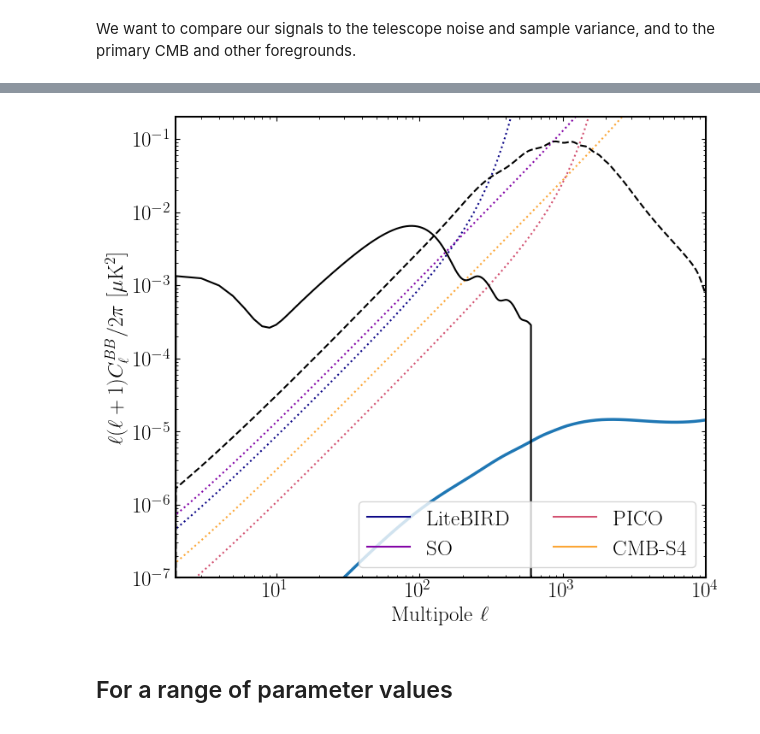
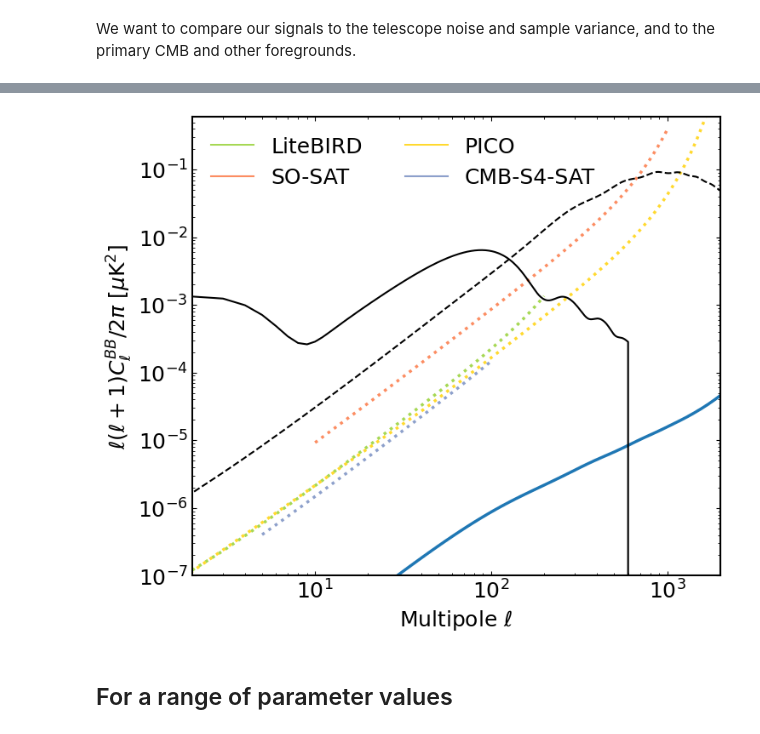
Before and after one commit to adeliegorce/preion, a Jupyter notebook: cross-correlations/With_Pee/compare_models.ipynb, the cells around one changed output, grey strips where cells are left out. Cells and saved outputs as stored; diff of their text form; code cells hidden in the pictures.

```diff
--- a/cross-correlations/With_Pee/compare_models.ipynb
+++ b/cross-correlations/With_Pee/compare_models.ipynb
@@ -268,6 +273,7 @@ axes[3].loglog(low_ells, np.sum(scattering_bb, axis=1)+screening_bb, lw=2.5)
 axes[3].set_xlabel(r'Multipole $\ell$')
 axes[3].set_ylabel(r'$\ell(\ell+1)C_\ell^{kSZ}/2\pi$ [$\mu$K$^2$]')
 axes[3].set_ylim(bottom=1e-7)
+axes[3].set_xlim(right=2000)
 
 # 21cm ps
 axes[4].loglog(karr, preion_model.get_p21(karr, zref, mK=True, log=False, pk_units=True), lw=2.5)
@@ -284,5 +290,5 @@ for i, (letter, title) in enumerate(zip(['a', 'b', 'c', 'd', 'e'],
     axes[i].grid()
     axes[i].text(0.05, 0.05, rf'$({letter})$', transform=axes[i].transAxes, fontsize=20)
 fig.tight_layout()
-fig.savefig('model2observables_ps_2.png', dpi=220)
+# fig.savefig('model2observables_ps_2.png', dpi=220)
 # %% [output]
@@ -346,0 +365,3 @@ Text(0.5, 0, 'Multipole $\\ell$')
+# %%
+tel = 'CMB-S4-LAT'
+zref = 8.4
@@ -347,21 +378,19 @@ Text(0.5, 0, 'Multipole $\\ell$')
 # %%
-tel = 'SO'
-zref = 8.4
 props = dict(boxstyle="round", facecolor="white", alpha=0.5)
 
-fig, axes = plt.subplots(1, 5, figsize=(22, 4))
+fig, axes = plt.subplots(1, 5, figsize=(22, 6))
 # pee
 axes[0].loglog(klog, preion_model.Pee(klog, zref), lw=2.5)
 axes[0].set_xlabel(r'$k$ [Mpc$^{-1}$]')
 axes[0].set_ylabel(r'$P_{ee}(k)$ [Mpc$^3$]')
 axes[0].text(6, 2000, rf'$z={zref:.1f}$')#, bbox=props)
 # tau
-axes[1].semilogy(ells, tau_ps[:, 0], ls='-', color='C0', lw=2.5)
-axes[1].plot(ells, noise(ells, telescope_specs[tel], pol=False), ls='-.', color='k')
+axes[1].semilogy(CMB_Cells[:, 0], f(CMB_Cells[:, 0])*tau_temp, ls='-', color='C0', lw=2.5)
+axes[1].plot(CMB_Cells[:, 0], f(CMB_Cells[:, 0])*tau_noise_s4, ls='-.', color='k')
 axes[1].set_xlabel(r'Multipole $\ell$')
 axes[1].set_ylabel(r'$\ell(\ell+1)C_\ell^{\tau\tau}/2\pi$')
 # axes[1].set_ylim(bottom=1e-6)
-axes[1].set_xlim(0, 10000)
+axes[1].set_xlim(telescope_specs[tel]['lmin'], telescope_specs[tel]['lmax'])
 
 # ksz
 axes[2].plot(ells, ksz_ps[:, 0], lw=2.5)
@@ -373,11 +402,11 @@ axes[2].set_ylim(0, 2)
 
 # B-modes
 axes[3].loglog(low_ells, np.sum(scattering_bb, axis=1)+screening_bb, lw=2.5)
-axes[3].plot(low_ells, noise(low_ells, telescope_specs[tel], pol=True), ls='-.', color='k')
+axes[3].plot(low_ells, noise(low_ells, telescope_specs['CMB-S4-SAT'], pol=True), ls='-.', color='k')
 axes[3].set_xlabel(r'Multipole $\ell$')
 axes[3].set_ylabel(r'$\ell(\ell+1)C_\ell^{kSZ}/2\pi$ [$\mu$K$^2$]')
-axes[3].set_ylim(bottom=1e-7)
-axes[3].set_xlim(left=10)
+axes[3].set_ylim(1e-7, 1e-1)
+axes[3].set_xlim(10, telescope_specs[tel]['lmax'])
 
 # 21cm ps
 axes[4].loglog(karr, preion_model.get_p21(karr, zref, mK=True, log=False, pk_units=True), lw=2.5)
@@ -393,6 +422,7 @@ for i, (letter, title) in enumerate(zip(['a', 'b', 'c', 'd', 'e'],
     axes[i].set_title(title, fontsize=20)
     axes[i].grid()
     axes[i].text(0.05, 0.05, rf'$({letter})$', transform=axes[i].transAxes, fontsize=20)
+fig.suptitle('CMB-S4')
 fig.tight_layout()
 # fig.savefig('model2observables_ps_2.png', dpi=220)
 # %% [output]
@@ -400,21 +480,23 @@ fig.tight_layout()
 # %%
-colors = [cmap(x) for x in np.linspace(0, .8, 4)]
 fig, ax = plt.subplots(1, 1, figsize=(8, 7))
 ax.loglog(low_ells, np.sum(scattering_bb, axis=1)+screening_bb, lw=2.5)
 # ax.grid()
-for i, tel in enumerate(['LiteBIRD', 'SO', 'PICO', 'CMB-S4']):
-    ax.plot(low_ells, noise(low_ells, telescope_specs[tel], pol=True), ls=':', color=colors[i])
-    ax.plot([], [], color=colors[i], label=tel)
+for i, tel in enumerate(['LiteBIRD', 'SO-SAT', 'PICO', 'CMB-S4-SAT']):
+    ls_temp = np.linspace(telescope_specs[tel]['lmin'], telescope_specs[tel]['lmax'], 100)
+    ax.plot(ls_temp, noise(ls_temp, telescope_specs[tel], pol=True, is_cl=False), ls=':', color=telescope_specs[tel]['color'], lw=2.5)
+    ax.plot([], [], label=tel, color=telescope_specs[tel]['color'])
 ax.plot(np.arange(int(low_ells.max())+1), primary_bb, color='k', ls='--')
 ax.plot(np.arange(int(low_ells.max())+1), lensed_bb-primary_bb, color='k', ls='-')
 ax.set_xlabel(r'Multipole $\ell$')
 ax.set_ylabel(r'$\ell(\ell+1)C_\ell^{BB}/2\pi$ [$\mu$K$^2$]')
-ax.set_ylim(1e-7, 0.2)
-ax.set_xlim(2., 1e4)
-ax.legend(ncol=2)
+# ax.set_ylim(1e-7, 0.2)
+# ax.set_xlim(2., 1e4)
+plt.ylim(1e-7, 6e-1)
+plt.xlim(2, 2000)
+ax.legend(ncol=2, loc='upper left', frameon=False)
 ax.tick_params(axis="both", direction="in", which='both', right=True, top=True)
 # %% [output]
-[figure, old version]
+[figure, new version]
 # %% [markdown]
 ## For a range of parameter values
 # %%
```
Also changed, not shown: parts of 41 cells of this notebook.
